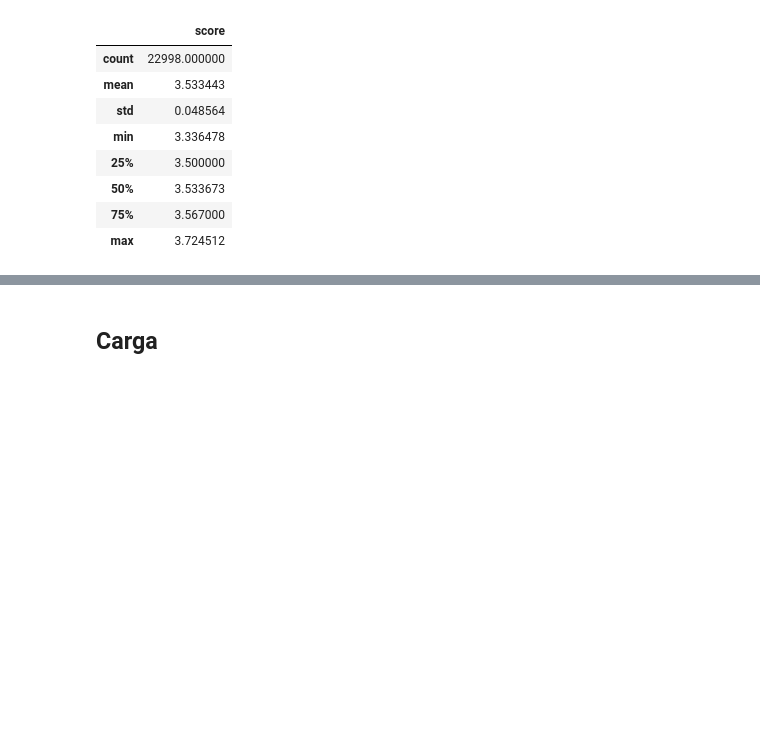
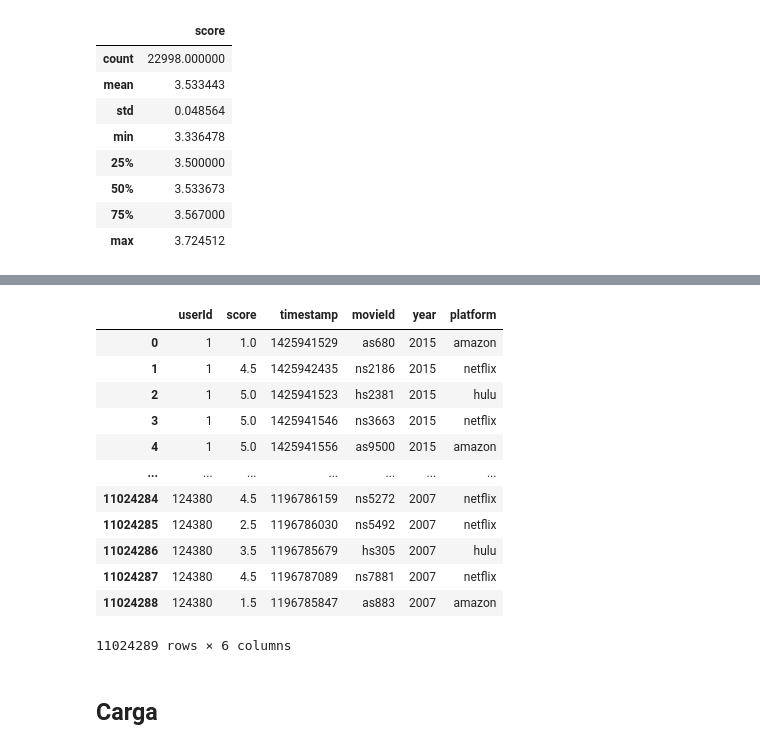
Before and after one commit to LucianoLarrea/PI_ML_OPS, a Jupyter notebook: 1-ETL2.ipynb, the cells around one changed output, grey strips where cells are left out. Drawn from its saved outputs; the diff is of its cells as text; code cells hidden in the pictures; blank space fills up the shorter version.

```diff
--- a/1-ETL2.ipynb
+++ b/1-ETL2.ipynb
@@ -14,12 +25,12 @@ Netflix = pd.read_csv("data/netflix_titles.csv")
 # %%
 # Scores
-a = pd.read_csv("data/ratings/1.csv")
-b = pd.read_csv("data/ratings/2.csv")
-c = pd.read_csv("data/ratings/3.csv")
-d = pd.read_csv("data/ratings/4.csv")
-e = pd.read_csv("data/ratings/5.csv")
-f = pd.read_csv("data/ratings/6.csv")
-g = pd.read_csv("data/ratings/7.csv")
-h = pd.read_csv("data/ratings/8.csv")
+a = pd.read_csv("ignore/ratings/1.csv")
+b = pd.read_csv("ignore/ratings/2.csv")
+c = pd.read_csv("ignore/ratings/3.csv")
+d = pd.read_csv("ignore/ratings/4.csv")
+e = pd.read_csv("ignore/ratings/5.csv")
+f = pd.read_csv("ignore/ratings/6.csv")
+g = pd.read_csv("ignore/ratings/7.csv")
+h = pd.read_csv("ignore/ratings/8.csv")
 # %%
 print('Amazon')
@@ -600,3 +587,24 @@ Score.tail(3)
 | 11024286 | 1499997 | 124380 | 3.5 | 1196785679 | hs305 | 2007 | h |
 | 11024287 | 1499998 | 124380 | 4.5 | 1196787089 | ns7881 | 2007 | n |
 | 11024288 | 1499999 | 124380 | 1.5 | 1196785847 | as883 | 2007 | a |
+# %%
+# Completa el nombre de las plataformas mediante una funcion
+def get_initial(movieId:str):
+    if movieId[0] == 'a':
+        platform = 'amazon'
+    elif movieId[0] == 'd':
+        platform = 'disney'
+    elif movieId[0] == 'h':
+        platform = 'hulu'
+    elif movieId[0] == 'n':
+        platform = 'netflix'
+    else: platform = ''
+
+    return platform
+
+get_initial('as883')
+
+# Aplicar la función a la columna 'nombre' para crear la columna 'inicial'
+Score['platform'] = Score['platform'].apply(get_initial)
+Score.drop(columns='index',inplace=True)
+Score.head(3)
@@ -602,0 +616,4 @@ Score.tail(3)
+# %%
+# Reduce la cantidad de columnas
+Score = Score[['userId','score','movieId','year','platform']]
+Score
@@ -665,2 +684,18 @@ S.describe()
+# %%
+Score
+# %% [output]
+|  | userId | score | timestamp | movieId | year | platform |
+| 0 | 1 | 1.0 | 1425941529 | as680 | 2015 | amazon |
+| 1 | 1 | 4.5 | 1425942435 | ns2186 | 2015 | netflix |
+| 2 | 1 | 5.0 | 1425941523 | hs2381 | 2015 | hulu |
+| 3 | 1 | 5.0 | 1425941546 | ns3663 | 2015 | netflix |
+| 4 | 1 | 5.0 | 1425941556 | as9500 | 2015 | amazon |
+| ... | ... | ... | ... | ... | ... | ... |
+| 11024284 | 124380 | 4.5 | 1196786159 | ns5272 | 2007 | netflix |
+| 11024285 | 124380 | 2.5 | 1196786030 | ns5492 | 2007 | netflix |
+| 11024286 | 124380 | 3.5 | 1196785679 | hs305 | 2007 | hulu |
+| 11024287 | 124380 | 4.5 | 1196787089 | ns7881 | 2007 | netflix |
+| 11024288 | 124380 | 1.5 | 1196785847 | as883 | 2007 | amazon |
+11024289 rows × 6 columns
 # %% [markdown]
 ## Carga
```
Also changed, not shown: parts of 24 cells of this notebook, 4 other files.
